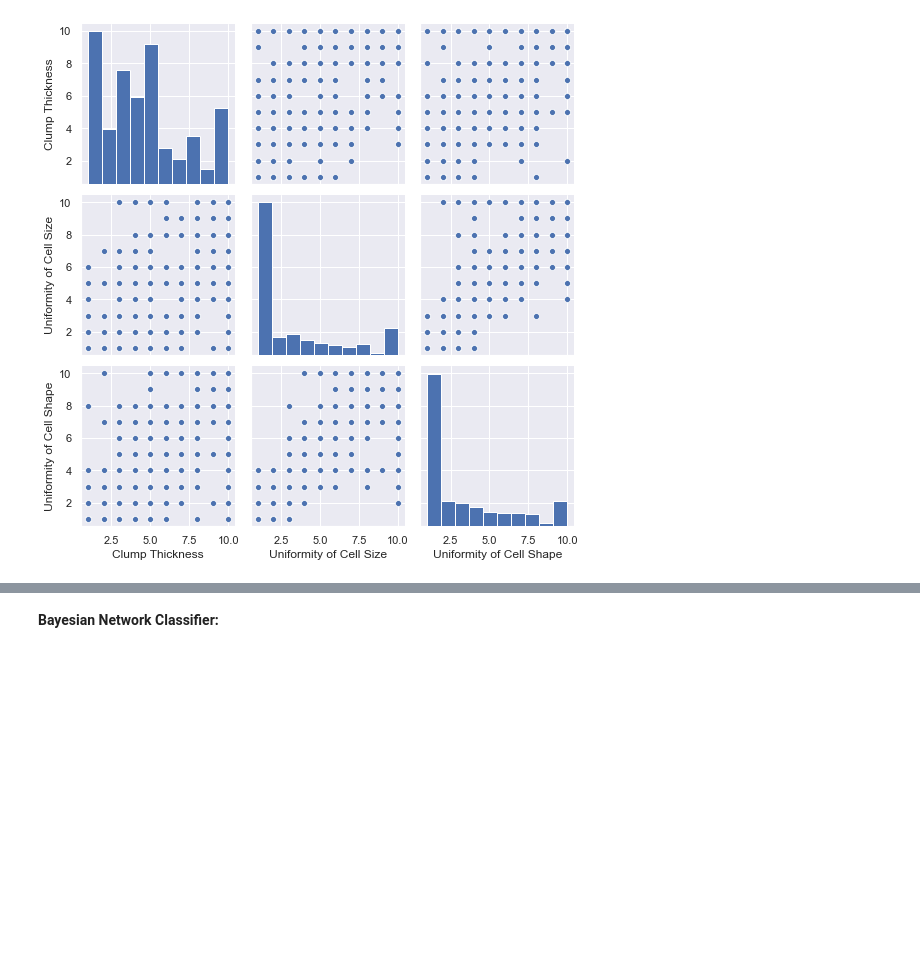
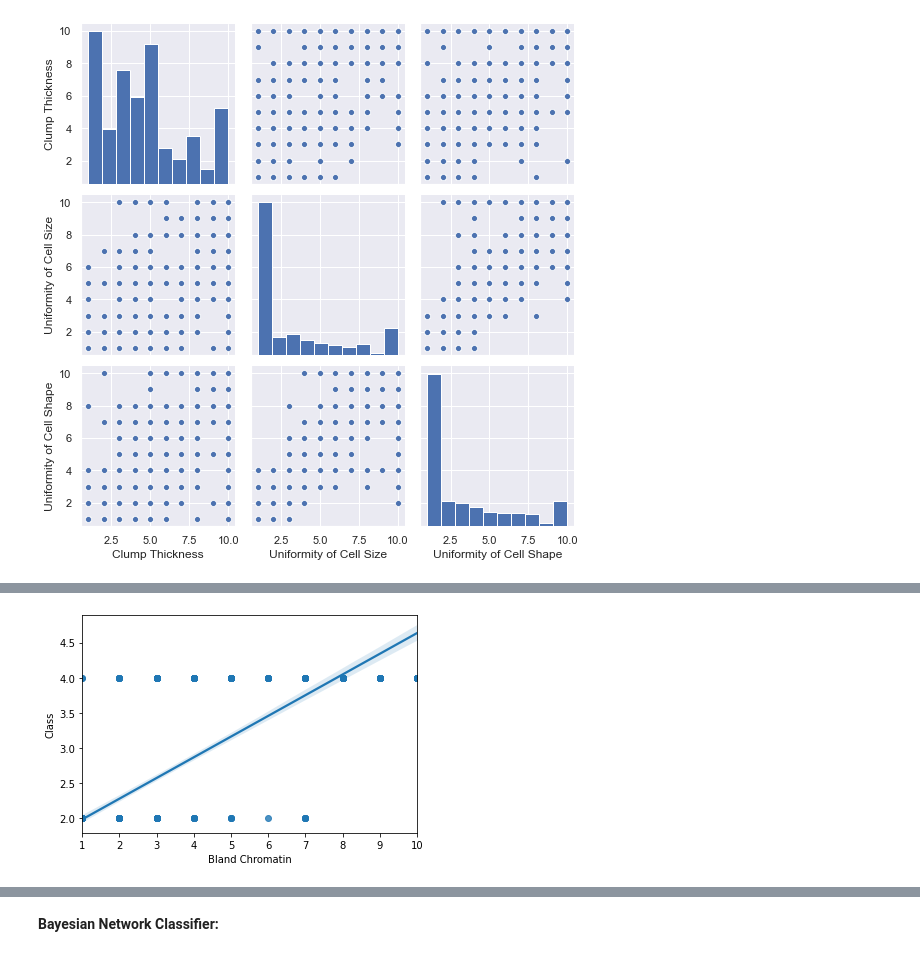
Before and after one commit to Ruairi8/ProgDAProject2, a Jupyter notebook: file1.ipynb, the cells around one changed output, grey strips where cells are left out. Cells and saved outputs as stored; diff of their text form; code cells hidden in the pictures; blank space fills up the shorter version.

```diff
--- a/file1.ipynb
+++ b/file1.ipynb
@@ -135,0 +361,4 @@ plt.show();
+# %%
+sns.regplot(x="Bland Chromatin", y="Class", data=datafr);
+# %% [output]
+[figure, added]
```
Also changed, not shown: parts of 49 cells of this notebook.
